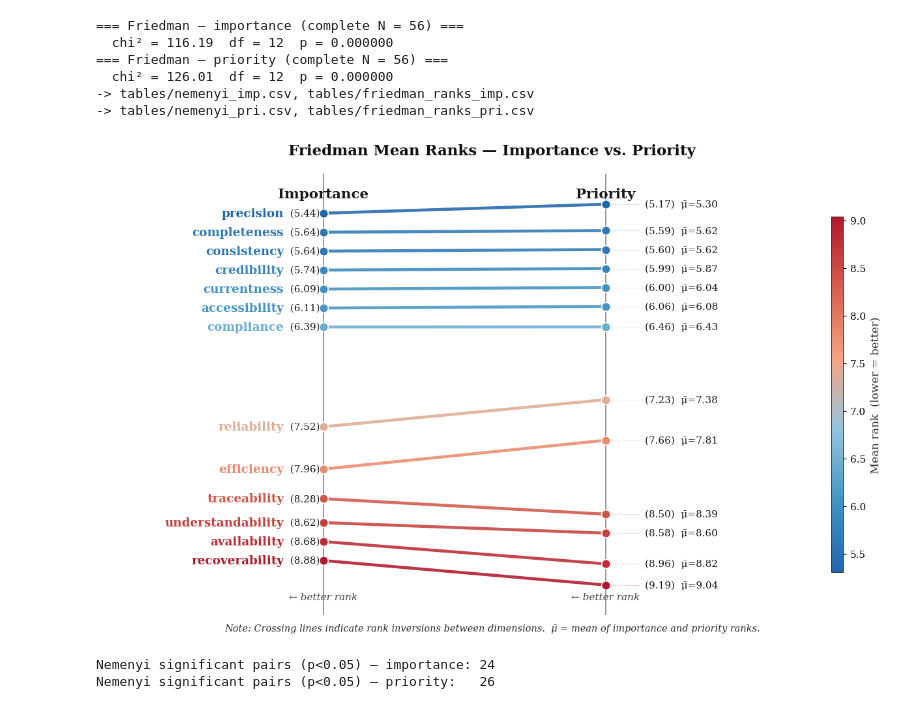
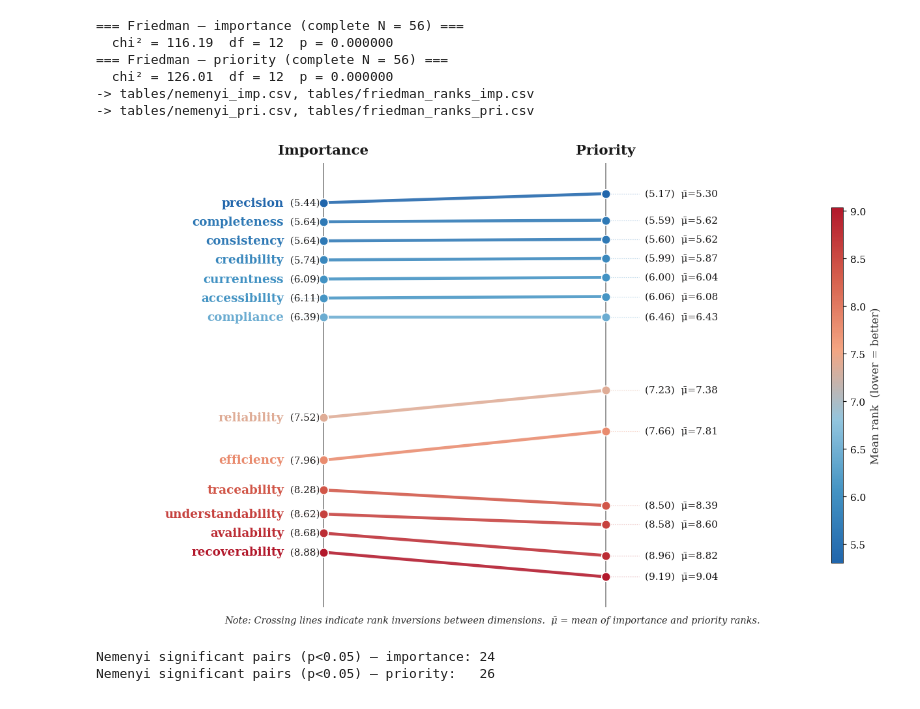
Before and after one commit to reset-ufc/data-quality-requirements-ml-systems, a Jupyter notebook: notebooks/RQ1.ipynb, the cells around one changed output. Drawn from its saved outputs; the diff is of its cells as text; code cells hidden in the pictures.

```diff
--- a/notebooks/RQ1.ipynb
+++ b/notebooks/RQ1.ipynb
@@ -970,47 +957,38 @@ def plot_slope_ranks(ranks_df: pd.DataFrame, figsize=(11, 7)) -> plt.Figure:
                 ha="left", va="center", fontsize=10,
                 color="#1A1919")
 
-    # Cabeçalhos
     gap = y_pad * 0.45
-    ax.text(x_left,  y_hi + y_pad - gap, "← better rank",
-            ha="center", va="bottom", fontsize=10, color="#454545", style="italic")
-    ax.text(x_right, y_hi + y_pad - gap, "← better rank",
-            ha="center", va="bottom", fontsize=10, color="#454545", style="italic")
-    ax.text(x_left,  y_lo - y_pad + gap, "Importance",
-            ha="center", va="top", fontsize=14, color="#1a1a1a", fontweight="bold")
-    ax.text(x_right, y_lo - y_pad + gap, "Priority",
-            ha="center", va="top", fontsize=14, color="#1a1a1a", fontweight="bold")
+    ax.text(x_left,  y_lo - y_pad - gap*1.4, "Importance",
+        ha="center", va="top", fontsize=14, color="#1a1a1a", fontweight="bold")
+    ax.text(x_right, y_lo - y_pad - gap*1.4, "Priority",
+        ha="center", va="top", fontsize=14, color="#1a1a1a", fontweight="bold")
 
     # Colorbar
     sm = plt.cm.ScalarMappable(cmap=cmap, norm=norm)
     sm.set_array([])
     cbar = fig.colorbar(sm, ax=ax, fraction=0.016, pad=0.008, aspect=30)
     cbar.set_label("Mean rank  (lower = better)", fontsize=11, color="#333333")
     cbar.ax.tick_params(labelsize=10)
     cbar.outline.set_linewidth(0.5)
 
     ax.axis("off")
 
-    fig.suptitle(
-        "Friedman Mean Ranks — Importance vs. Priority",
-        fontsize=15, fontweight="bold", color="#111111", y=0.98
-    )
     fig.text(
         0.5, 0.01,
         "Note: Crossing lines indicate rank inversions between dimensions.  "
         "μ̄ = mean of importance and priority ranks.",
         ha="center", fontsize=9.5, color="#2C2C2C", style="italic"
     )
 
     fig.tight_layout(rect=[0, 0.03, 1, 0.97], pad=0.6)
     return fig
 
 
 fig = plot_slope_ranks(_ranks_df)
 U.save_fig(fig, "friedman_mean_ranks")
 plt.show()
 # %% [output]
-[figure, old version]
+[figure, new version]
 # %%
 # Significant Nemenyi pairs (p < 0.05) by dimension
 def list_significant_pairs(result, alpha: float = 0.05) -> pd.DataFrame:
```
Also changed, not shown: parts of 6 cells of this notebook, 2 other files.
